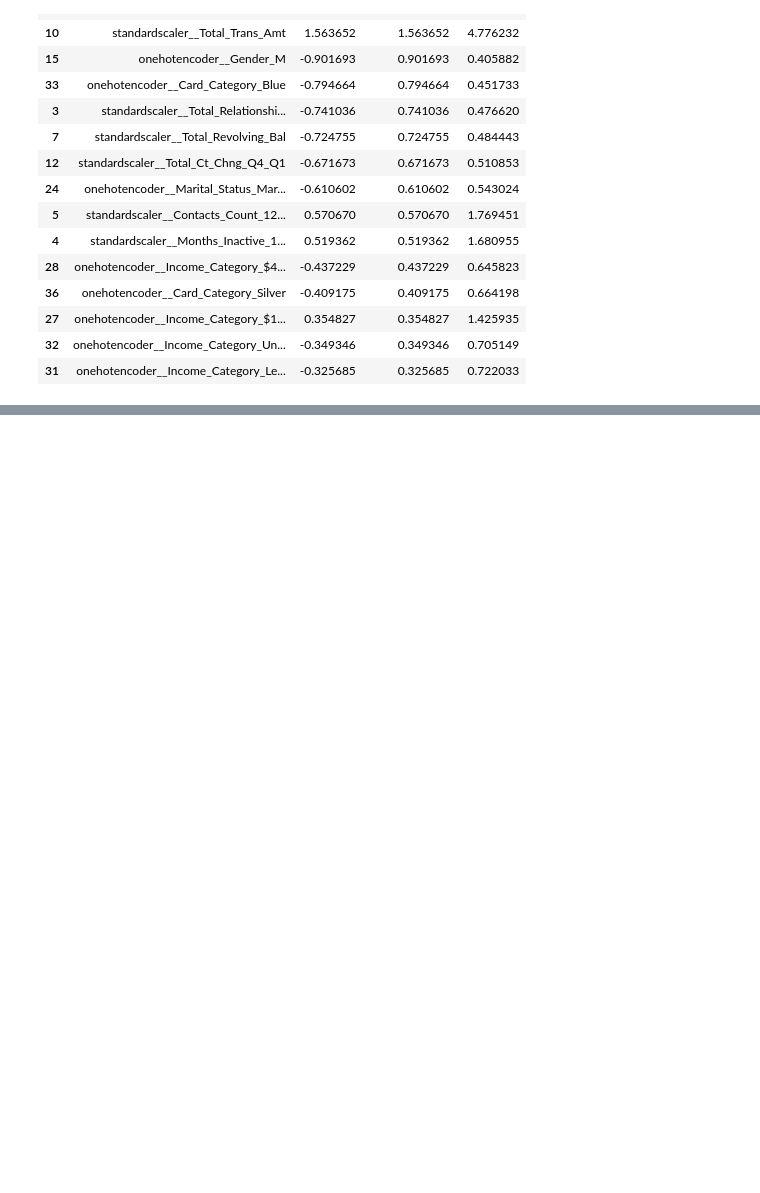
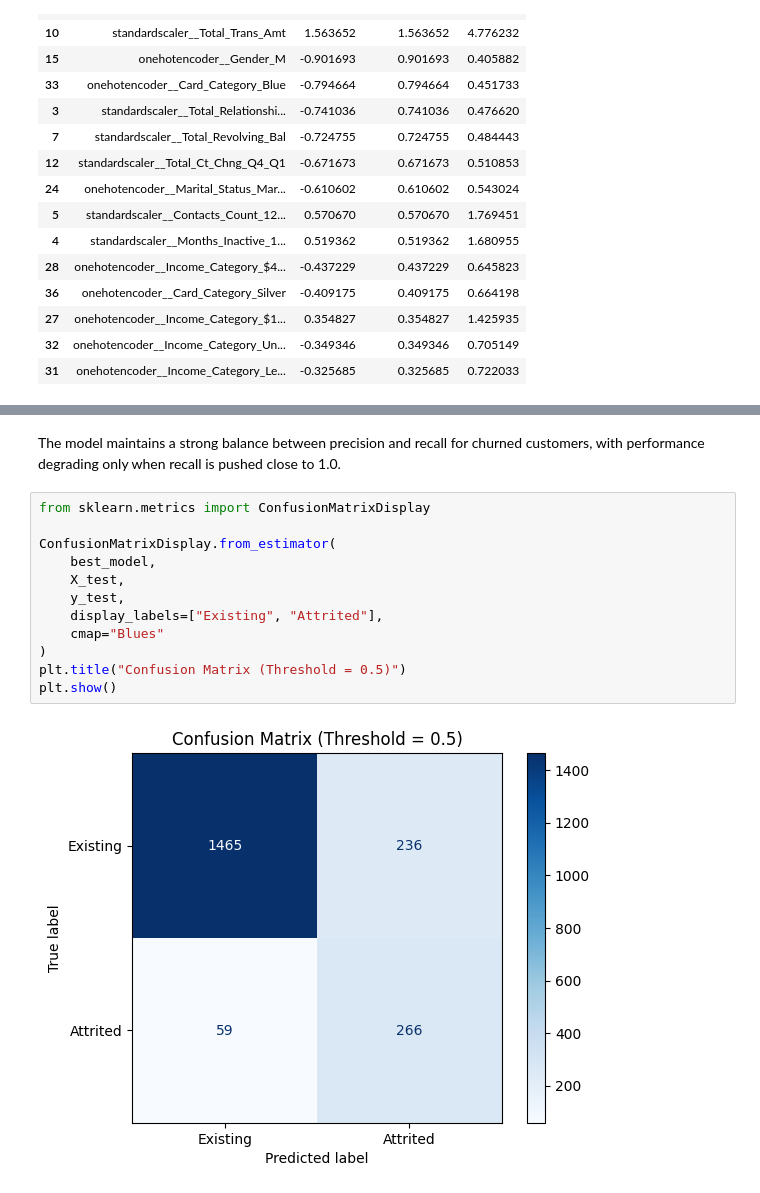
Before and after one commit to Mfouzan/Credit-Card-Churn, a Jupyter notebook: Credit Card.ipynb, the cells around one changed output, grey strips where cells are left out. Cells and saved outputs as stored; diff of their text form; blank space fills up the shorter version.

```diff
--- a/Credit Card.ipynb
+++ b/Credit Card.ipynb
@@ -397,0 +497,16 @@ coef_df.head(15)
+# %% [markdown]
+The model maintains a strong balance between precision and recall for churned customers, with performance degrading only when recall is pushed close to 1.0.
+# %%
+from sklearn.metrics import ConfusionMatrixDisplay
+
+ConfusionMatrixDisplay.from_estimator(
+    best_model,
+    X_test,
+    y_test,
+    display_labels=["Existing", "Attrited"],
+    cmap="Blues"
+)
+plt.title("Confusion Matrix (Threshold = 0.5)")
+plt.show()
+# %% [output]
+[figure, added]
```
Also changed, not shown: parts of 17 cells of this notebook.
